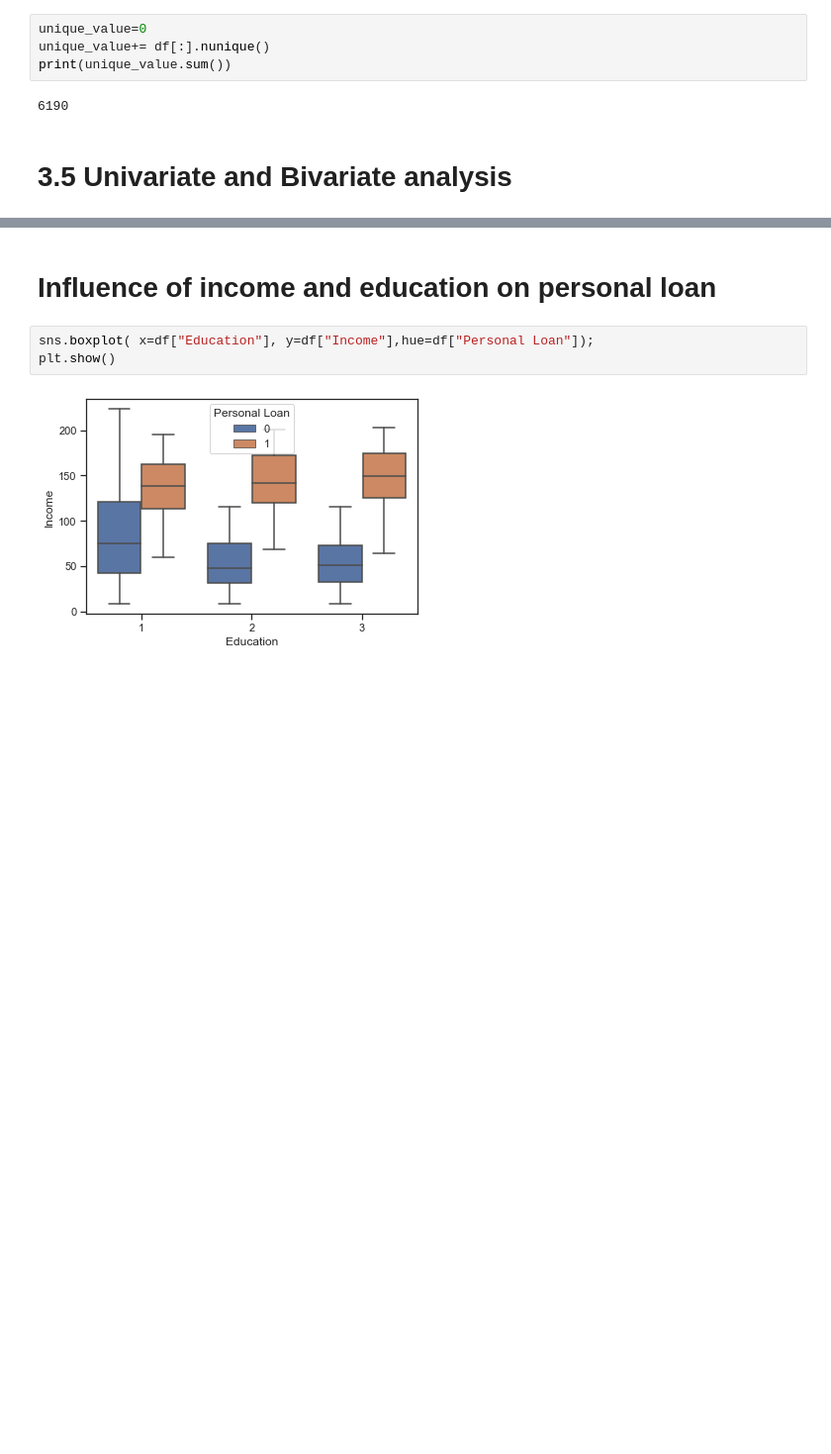
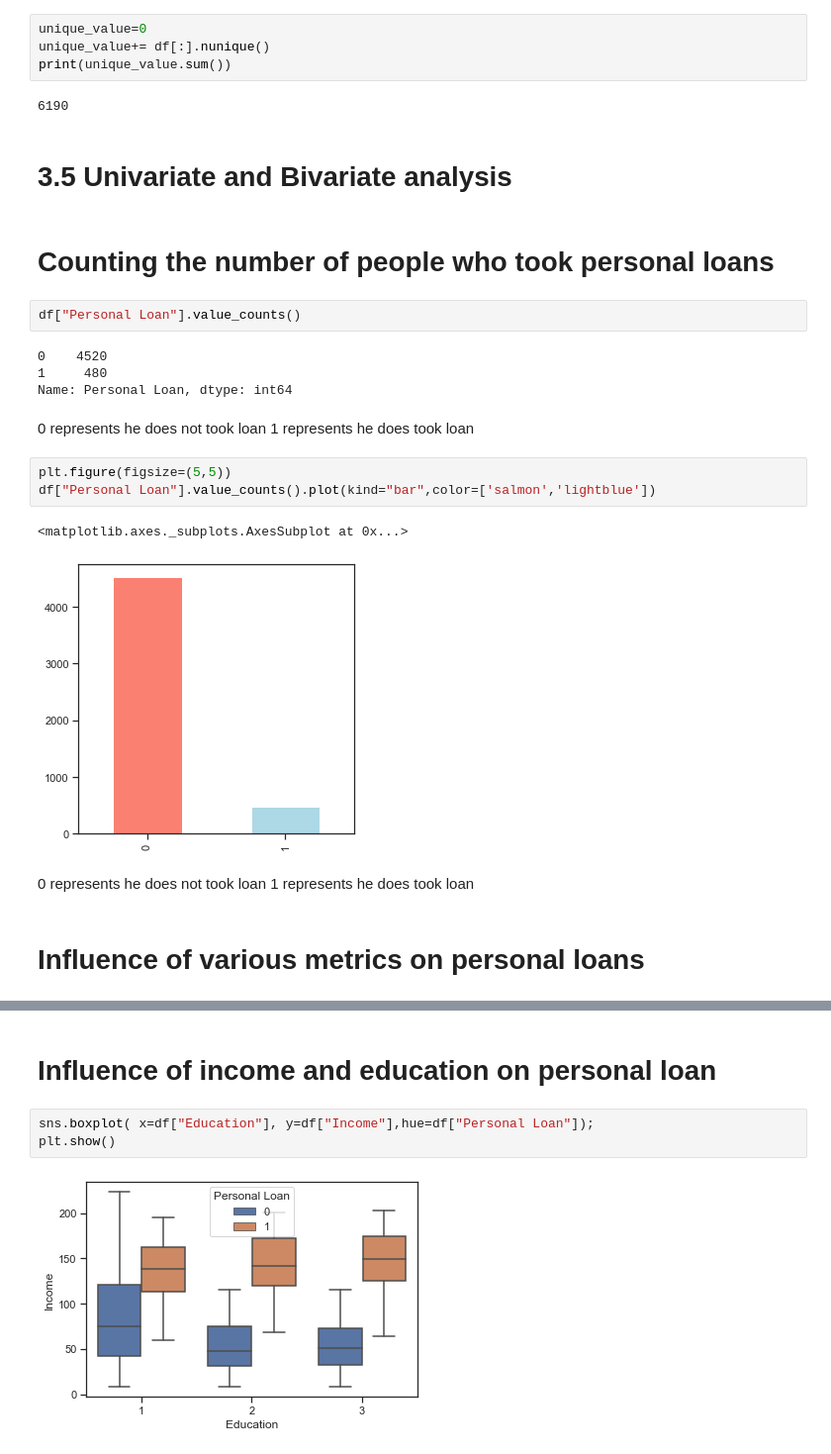
Before and after one commit to anuragkumar219/banking_loan_modelling, a Jupyter notebook: bank_loan_modelling.ipynb, the cells around one changed output, grey strips where cells are left out. Shown at 99% size. Saved outputs shown, nothing was run; the diff lists cells and outputs as text; blank space fills up the shorter version.

```diff
--- a/bank_loan_modelling.ipynb
+++ b/bank_loan_modelling.ipynb
@@ -401,3 +428,25 @@ print(unique_value.sum())
 6190
 # %% [markdown]
 # 3.5 Univariate and Bivariate analysis
+# %% [markdown]
+# Counting the number of people who took personal loans
+# %%
+df["Personal Loan"].value_counts()
+# %% [output]
+0    4520
+1     480
+Name: Personal Loan, dtype: int64
+# %% [markdown]
+0 represents he does not took loan
+1 represents he does took loan
+# %%
+plt.figure(figsize=(5,5))
+df["Personal Loan"].value_counts().plot(kind="bar",color=['salmon','lightblue'])
+# %% [output]
+<matplotlib.axes._subplots.AxesSubplot at 0x...>
+[figure, added]
+# %% [markdown]
+0 represents he does not took loan
+1 represents he does took loan
+# %% [markdown]
+# Influence of various metrics on personal loans
```
Also changed, not shown: parts of 33 cells of this notebook.
